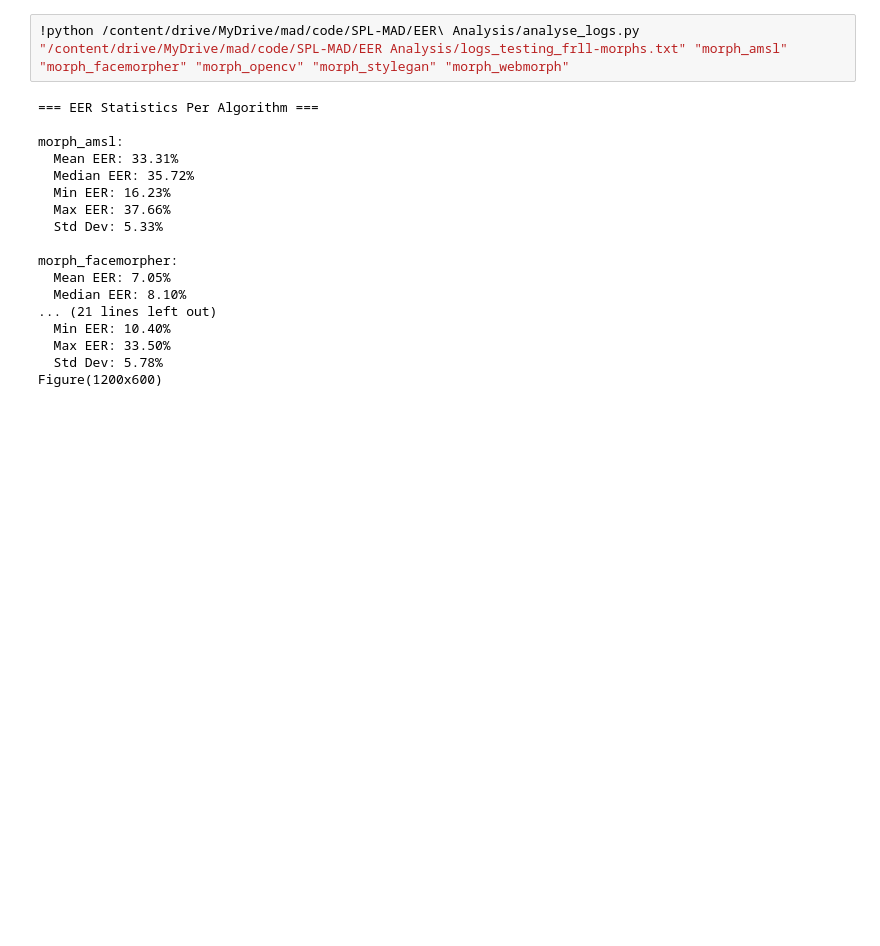
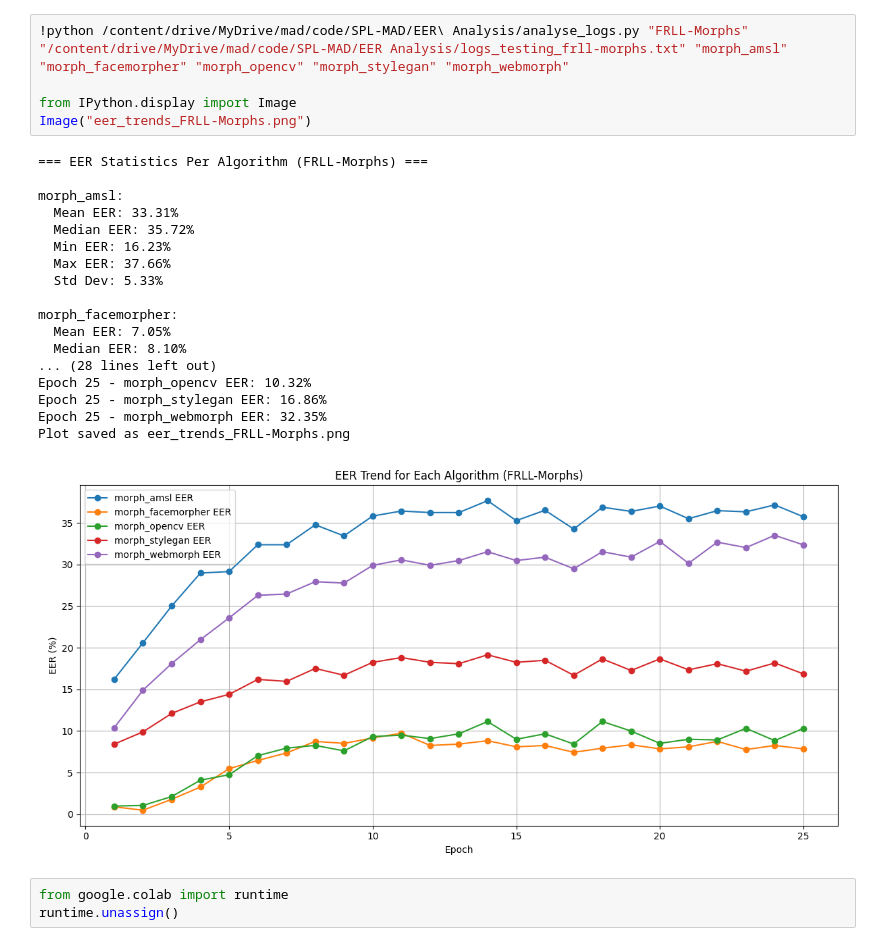
Before and after one commit to pedro-j-morais/MEI-Thesis, a Jupyter notebook: Experiments/1-SPL-MAD/SPL-MAD_ERR-Analysis.ipynb, the cells around one changed output. Drawn from its saved outputs; the diff is of its cells as text; blank space fills up the shorter version.

```diff
--- a/Experiments/1-SPL-MAD/SPL-MAD_ERR-Analysis.ipynb
+++ b/Experiments/1-SPL-MAD/SPL-MAD_ERR-Analysis.ipynb
@@ -25,20 +33,27 @@ Figure(1200x600)
 # %%
-!python /content/drive/MyDrive/mad/code/SPL-MAD/EER\ Analysis/analyse_logs.py "/content/drive/MyDrive/mad/code/SPL-MAD/EER Analysis/logs_testing_frll-morphs.txt" "morph_amsl" "morph_facemorpher" "morph_opencv" "morph_stylegan" "morph_webmorph"
+!python /content/drive/MyDrive/mad/code/SPL-MAD/EER\ Analysis/analyse_logs.py "FRLL-Morphs" "/content/drive/MyDrive/mad/code/SPL-MAD/EER Analysis/logs_testing_frll-morphs.txt" "morph_amsl" "morph_facemorpher" "morph_opencv" "morph_stylegan" "morph_webmorph"
+
+from IPython.display import Image
+Image("eer_trends_FRLL-Morphs.png")
 # %% [output]
-=== EER Statistics Per Algorithm ===
+=== EER Statistics Per Algorithm (FRLL-Morphs) ===
 
 morph_amsl:
   Mean EER: 33.31%
   Median EER: 35.72%
   Min EER: 16.23%
   Max EER: 37.66%
   Std Dev: 5.33%
 
 morph_facemorpher:
   Mean EER: 7.05%
   Median EER: 8.10%
-... (21 lines left out)
-  Min EER: 10.40%
-  Max EER: 33.50%
-  Std Dev: 5.78%
-Figure(1200x600)
+... (28 lines left out)
+Epoch 25 - morph_opencv EER: 10.32%
+Epoch 25 - morph_stylegan EER: 16.86%
+Epoch 25 - morph_webmorph EER: 32.35%
+Plot saved as eer_trends_FRLL-Morphs.png
+[figure, added]
+# %%
+from google.colab import runtime
+runtime.unassign()
```
Also changed, not shown: parts of 2 cells of this notebook.
